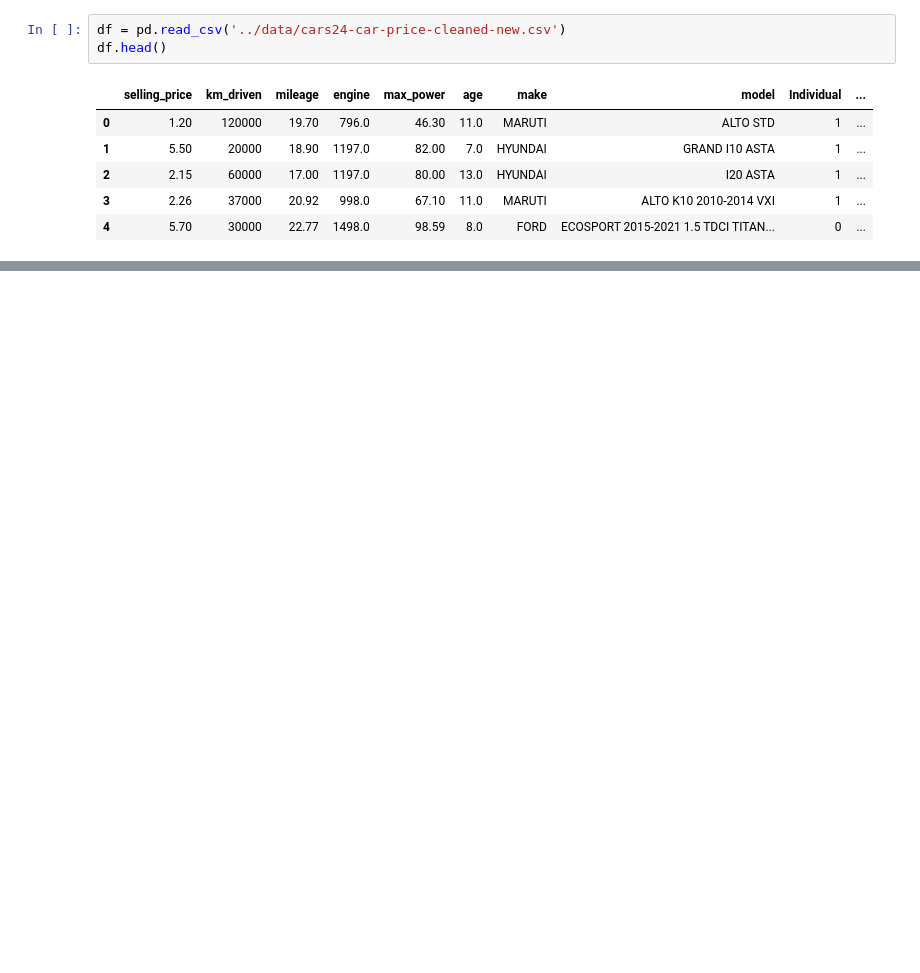
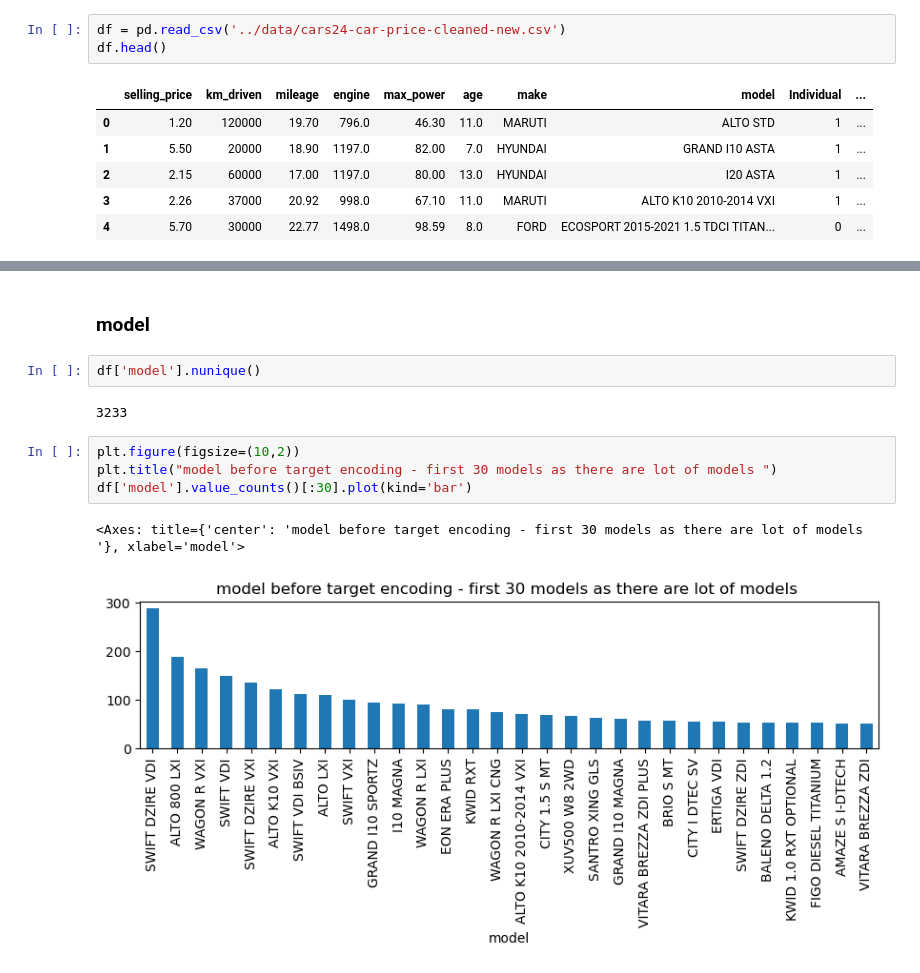
Before and after one commit to UpendraSinghRathore85/ML-Projects-Python, a Jupyter notebook: LinearRegression/LinearRegression_01.ipynb, the cells around one changed output, grey strips where cells are left out. Saved outputs shown, nothing was run; the diff lists cells and outputs as text; blank space fills up the shorter version.

```diff
--- a/LinearRegression/LinearRegression_01.ipynb
+++ b/LinearRegression/LinearRegression_01.ipynb
@@ -14,0 +98,13 @@ df.head()
+# %% [markdown]
+### model
+# %%
+df['model'].nunique()
+# %% [output]
+3233
+# %%
+plt.figure(figsize=(10,2))
+plt.title("model before target encoding - first 30 models as there are lot of models ")
+df['model'].value_counts()[:30].plot(kind='bar')
+# %% [output]
+<Axes: title={'center': 'model before target encoding - first 30 models as there are lot of models '}, xlabel='model'>
+[figure, added]
```
Also changed, not shown: parts of 21 cells of this notebook.
